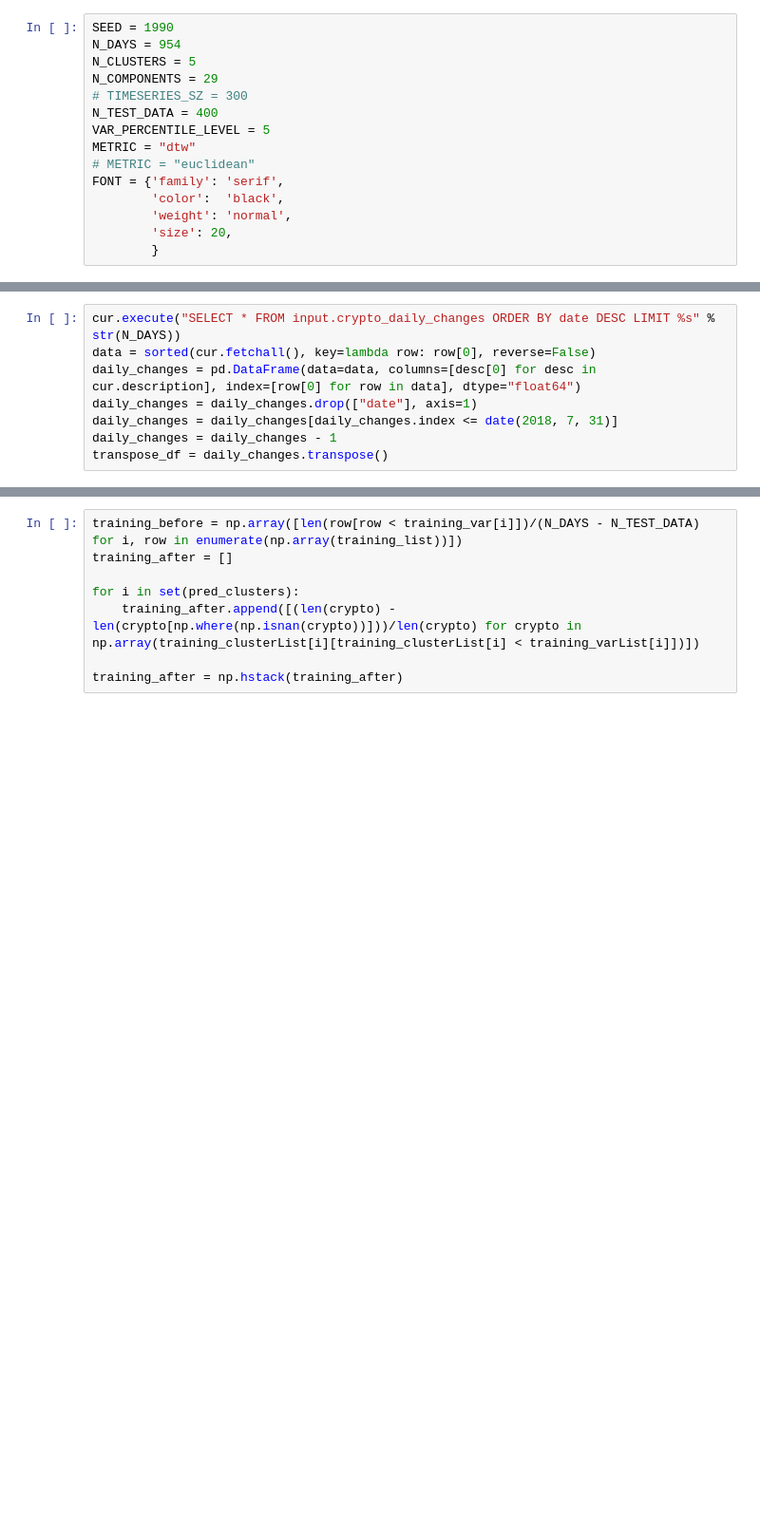
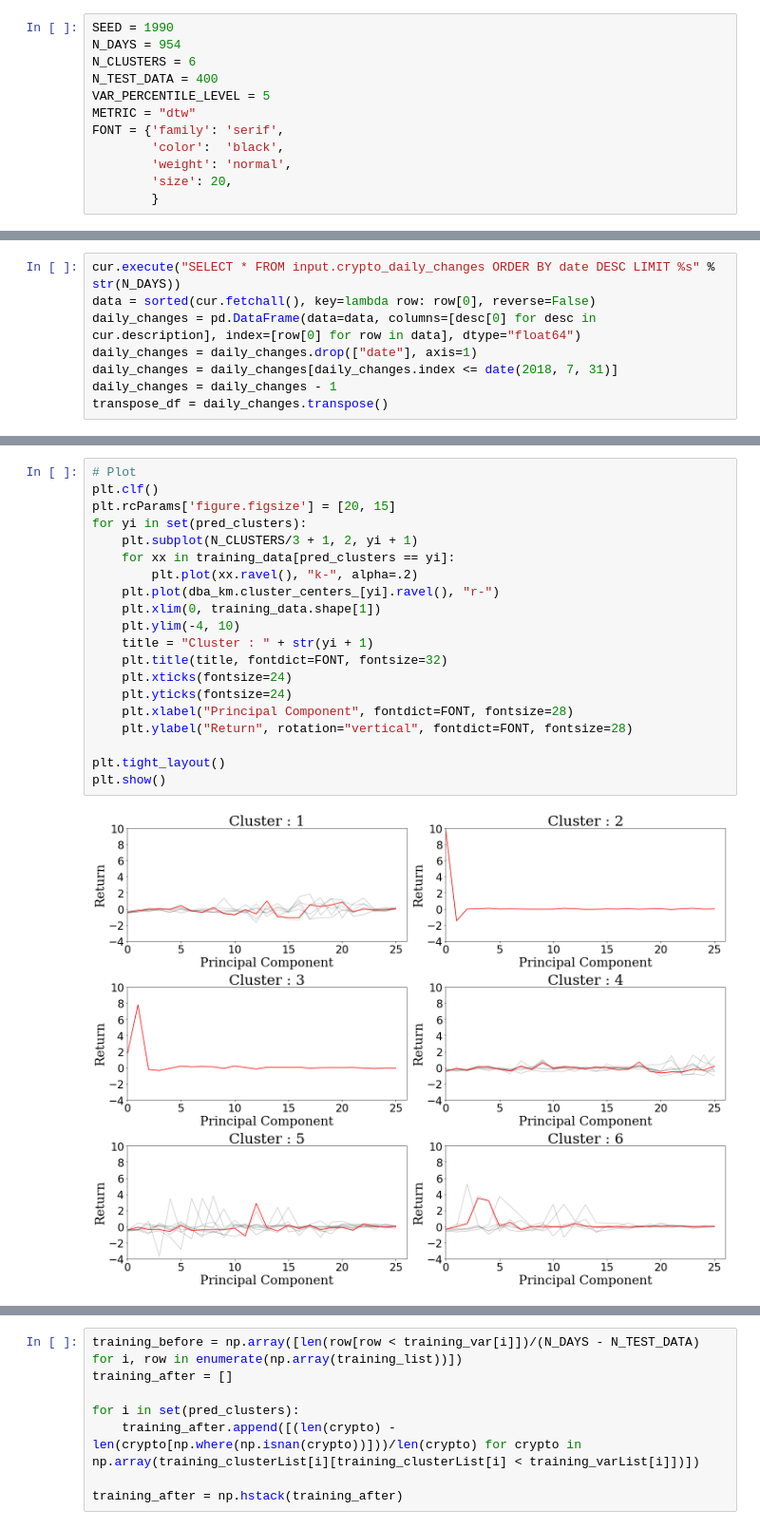
Before and after one commit to luluuuluuuuu/crypto-analysis, a Jupyter notebook: experiment/var_crypto.ipynb, the cells around one changed output, grey strips where cells are left out. Shown: that part at 95% size. Cells and saved outputs as stored; diff of their text form; blank space fills up the shorter version.

```diff
--- a/experiment/var_crypto.ipynb
+++ b/experiment/var_crypto.ipynb
@@ -10,13 +11,10 @@ from sklearn.decomposition import PCA
 # %%
 SEED = 1990
 N_DAYS = 954
-N_CLUSTERS = 5
-N_COMPONENTS = 29
-# TIMESERIES_SZ = 300
+N_CLUSTERS = 6
 N_TEST_DATA = 400
 VAR_PERCENTILE_LEVEL = 5
 METRIC = "dtw"
-# METRIC = "euclidean"
 FONT = {'family': 'serif',
         'color':  'black',
         'weight': 'normal',
@@ -89,0 +115,22 @@ test_varList = {}
+# %%
+# Plot
+plt.clf()
+plt.rcParams['figure.figsize'] = [20, 15]
+for yi in set(pred_clusters):
+    plt.subplot(N_CLUSTERS/3 + 1, 2, yi + 1)
+    for xx in training_data[pred_clusters == yi]:
+        plt.plot(xx.ravel(), "k-", alpha=.2)
+    plt.plot(dba_km.cluster_centers_[yi].ravel(), "r-")
+    plt.xlim(0, training_data.shape[1])
+    plt.ylim(-4, 10)
+    title = "Cluster : " + str(yi + 1)
+    plt.title(title, fontdict=FONT, fontsize=32)
+    plt.xticks(fontsize=24)
+    plt.yticks(fontsize=24)
+    plt.xlabel("Principal Component", fontdict=FONT, fontsize=28)
+    plt.ylabel("Return", rotation="vertical", fontdict=FONT, fontsize=28)
+
+plt.tight_layout()
+plt.show()
+# %% [output]
+[figure, added]
```
Also changed, not shown: parts of 18 cells of this notebook, 9 other files.
